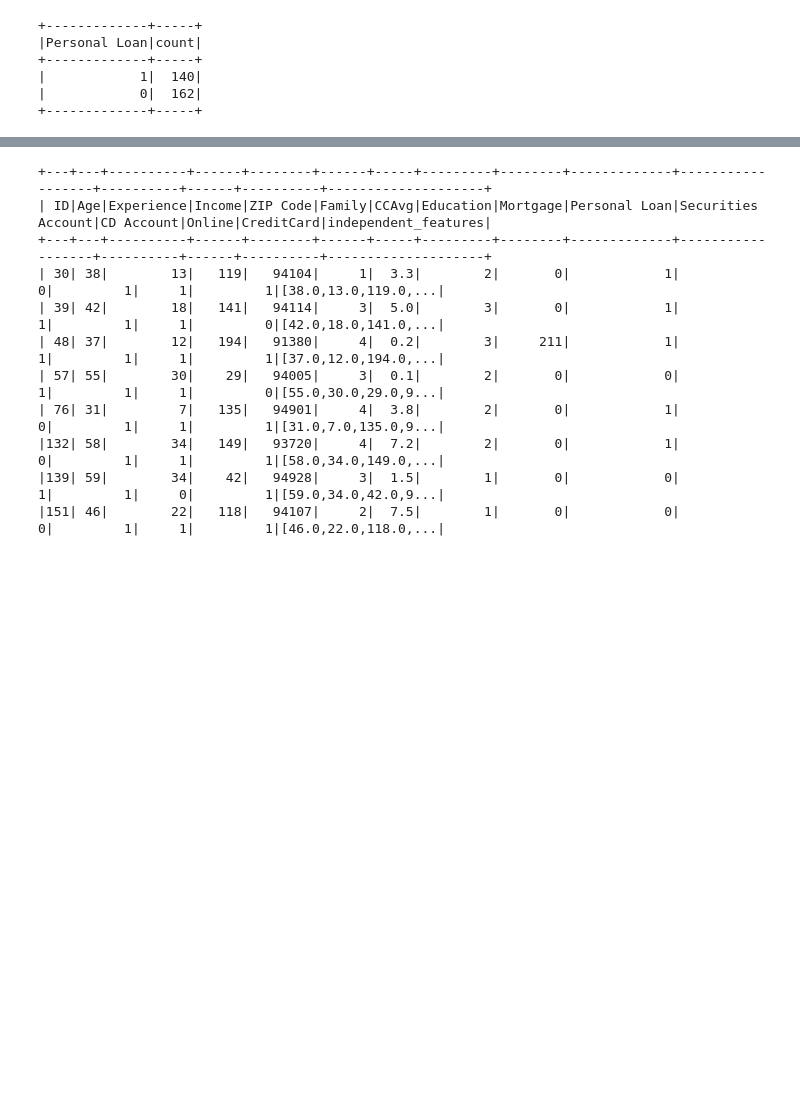
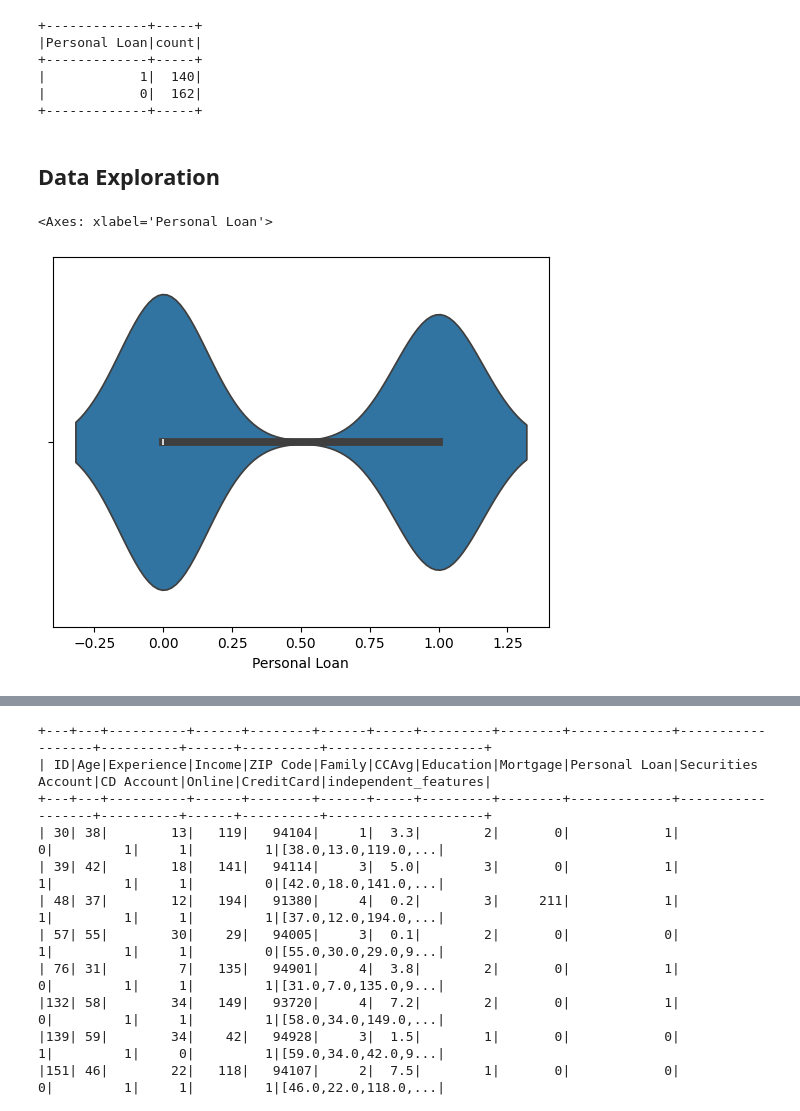
Before and after one commit to NickKirilov/Visa-for-Lisa, a Jupyter notebook: visa_for_lisa.ipynb, the cells around one changed output, grey strips where cells are left out. Cells and saved outputs as stored; diff of their text form; code cells hidden in the pictures; blank space fills up the shorter version.

```diff
--- a/visa_for_lisa.ipynb
+++ b/visa_for_lisa.ipynb
@@ -120,3 +123,12 @@ deposits.groupBy("Personal Loan").count().show()
 |            1|  140|
 |            0|  162|
 +-------------+-----+
+# %% [markdown]
+## Data Exploration
+# %%
+pd_deposits = deposits.toPandas()
+# %%
+sns.violinplot(data=pd_deposits, x="Personal Loan")
+# %% [output]
+<Axes: xlabel='Personal Loan'>
+[figure, added]
```
Also changed, not shown: parts of 14 cells of this notebook.
